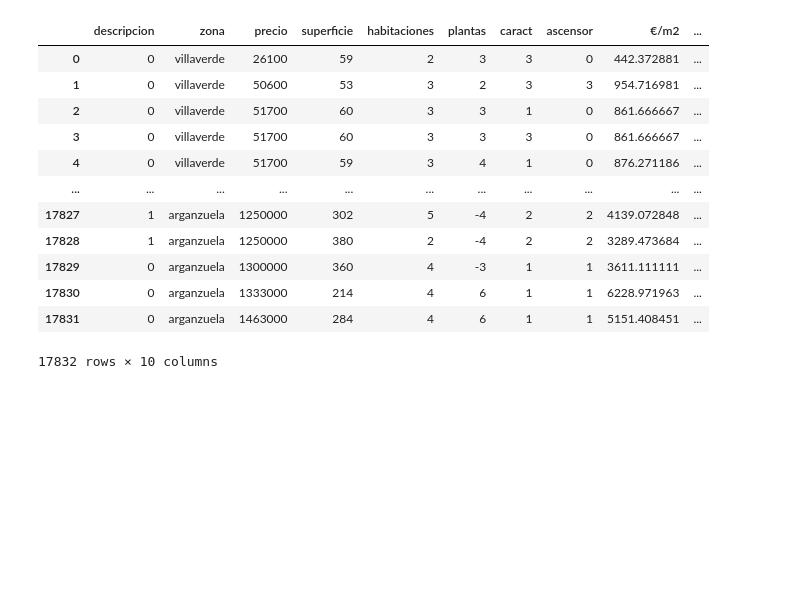
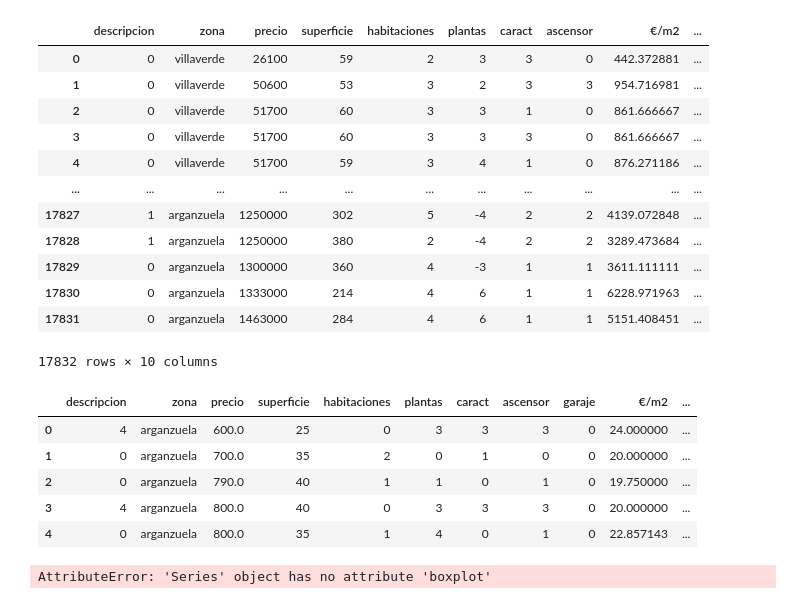
Before and after one commit to Gbau11/Analisis-de-la-vivienda-Idealista, a Jupyter notebook: jupyter/analisis_exploratorio/analisis_explo.ipynb, the cells around one changed output. Cells and saved outputs as stored; diff of their text form; code cells hidden in the pictures; blank space fills up the shorter version.

```diff
--- a/jupyter/analisis_exploratorio/analisis_explo.ipynb
+++ b/jupyter/analisis_exploratorio/analisis_explo.ipynb
@@ -217,3 +237,25 @@ mad_int
 | 17830 | 0 | arganzuela | 1333000 | 214 | 4 | 6 | 1 | 1 | 6228.971963 | ... |
 | 17831 | 0 | arganzuela | 1463000 | 284 | 4 | 6 | 1 | 1 | 5151.408451 | ... |
 17832 rows × 10 columns
+# %%
+alquiler.head()
+# %% [output]
+|  | descripcion | zona | precio | superficie | habitaciones | plantas | caract | ascensor | garaje | €/m2 | ... |
+| 0 | 4 | arganzuela | 600.0 | 25 | 0 | 3 | 3 | 3 | 0 | 24.000000 | ... |
+| 1 | 0 | arganzuela | 700.0 | 35 | 2 | 0 | 1 | 0 | 0 | 20.000000 | ... |
+| 2 | 0 | arganzuela | 790.0 | 40 | 1 | 1 | 0 | 1 | 0 | 19.750000 | ... |
+| 3 | 4 | arganzuela | 800.0 | 40 | 0 | 3 | 3 | 3 | 0 | 20.000000 | ... |
+| 4 | 0 | arganzuela | 800.0 | 35 | 1 | 4 | 0 | 1 | 0 | 22.857143 | ... |
+# %%
+import matplotlib.pyplot as plt
+
+
+alquiler['superficie'].boxplot(figsize=(10, 6))
+
+plt.xticks(rotation=45)
+plt.title('Boxplot de todas las columnas')
+plt.ylabel('Valor')
+
+plt.show()
+# %% [output]
+AttributeError: 'Series' object has no attribute 'boxplot'
```
Also changed, not shown: parts of 3 cells of this notebook.
